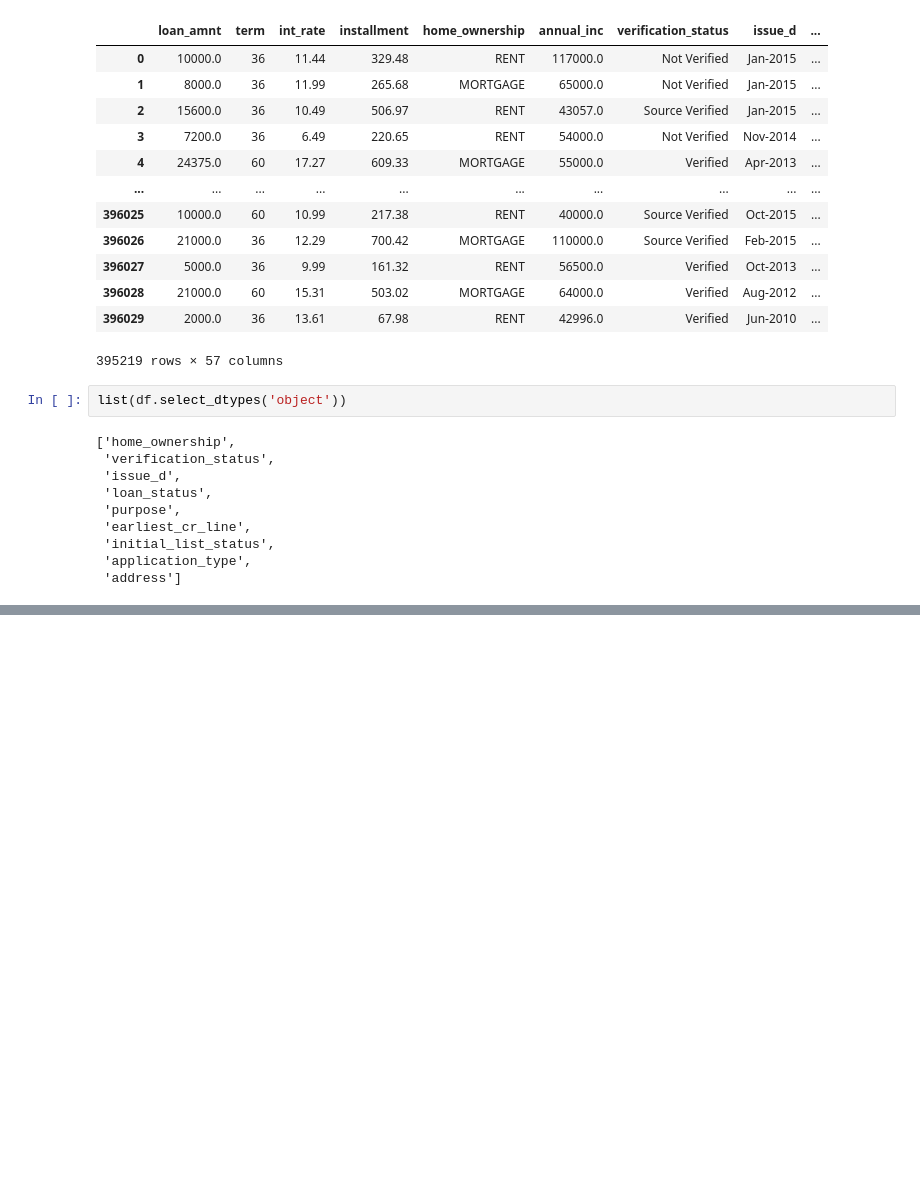
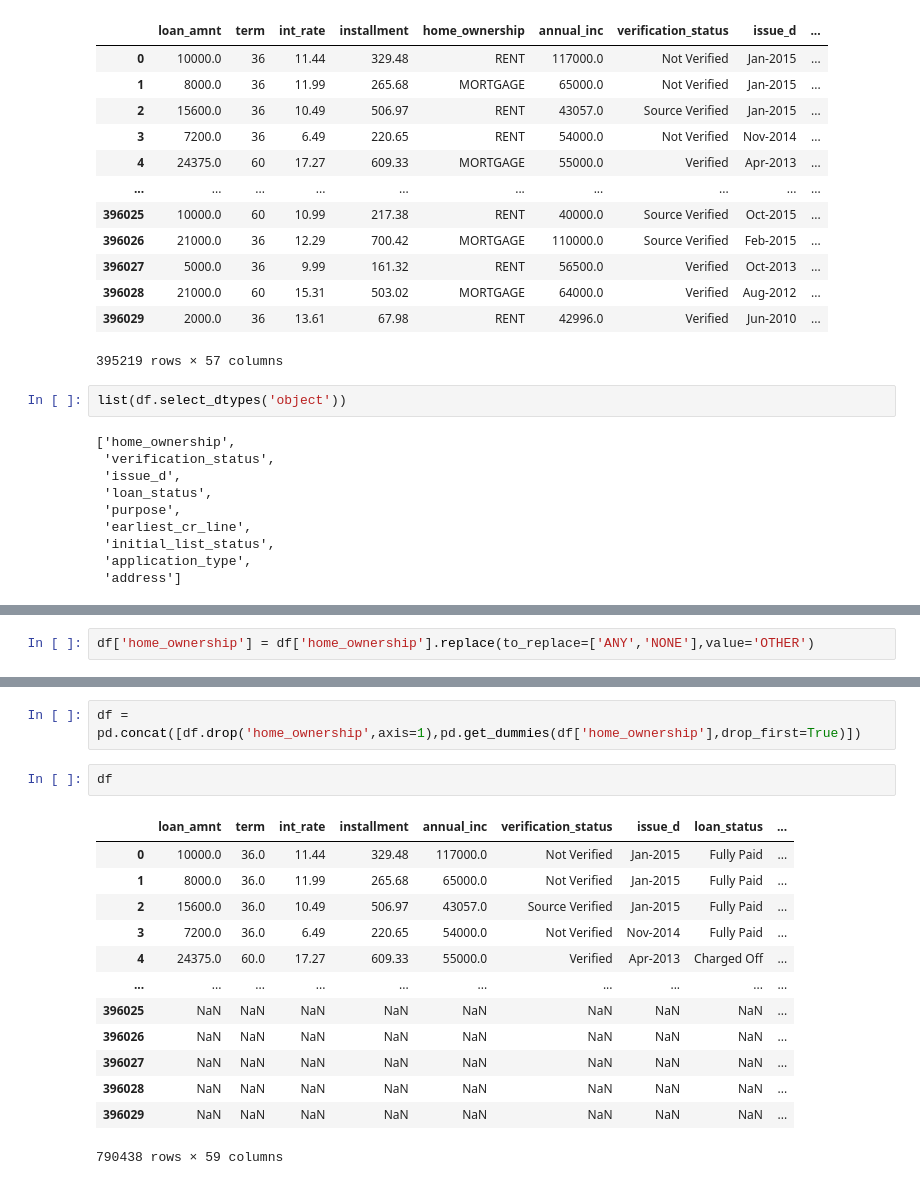
Before and after one commit to mkawsarzaman/prediction_loan_default_ANN_Tensorflow_keras, a Jupyter notebook: prediction_loan_default_ANN_Tensorflow_keras.ipynb, the cells around one changed output, grey strips where cells are left out. Saved outputs shown, nothing was run; the diff lists cells and outputs as text; blank space fills up the shorter version.

```diff
--- a/prediction_loan_default_ANN_Tensorflow_keras.ipynb
+++ b/prediction_loan_default_ANN_Tensorflow_keras.ipynb
@@ -760,0 +781,2 @@ list(df.select_dtypes('object'))
+# %%
+df['home_ownership'] = df['home_ownership'].replace(to_replace=['ANY','NONE'],value='OTHER')
@@ -760,0 +803,18 @@ list(df.select_dtypes('object'))
+# %%
+df = pd.concat([df.drop('home_ownership',axis=1),pd.get_dummies(df['home_ownership'],drop_first=True)])
+# %%
+df
+# %% [output]
+|  | loan_amnt | term | int_rate | installment | annual_inc | verification_status | issue_d | loan_status | ... |
+| 0 | 10000.0 | 36.0 | 11.44 | 329.48 | 117000.0 | Not Verified | Jan-2015 | Fully Paid | ... |
+| 1 | 8000.0 | 36.0 | 11.99 | 265.68 | 65000.0 | Not Verified | Jan-2015 | Fully Paid | ... |
+| 2 | 15600.0 | 36.0 | 10.49 | 506.97 | 43057.0 | Source Verified | Jan-2015 | Fully Paid | ... |
+| 3 | 7200.0 | 36.0 | 6.49 | 220.65 | 54000.0 | Not Verified | Nov-2014 | Fully Paid | ... |
+| 4 | 24375.0 | 60.0 | 17.27 | 609.33 | 55000.0 | Verified | Apr-2013 | Charged Off | ... |
+| ... | ... | ... | ... | ... | ... | ... | ... | ... | ... |
+| 396025 | NaN | NaN | NaN | NaN | NaN | NaN | NaN | NaN | ... |
+| 396026 | NaN | NaN | NaN | NaN | NaN | NaN | NaN | NaN | ... |
+| 396027 | NaN | NaN | NaN | NaN | NaN | NaN | NaN | NaN | ... |
+| 396028 | NaN | NaN | NaN | NaN | NaN | NaN | NaN | NaN | ... |
+| 396029 | NaN | NaN | NaN | NaN | NaN | NaN | NaN | NaN | ... |
+790438 rows × 59 columns
```
Also changed, not shown: parts of 5 cells of this notebook.
